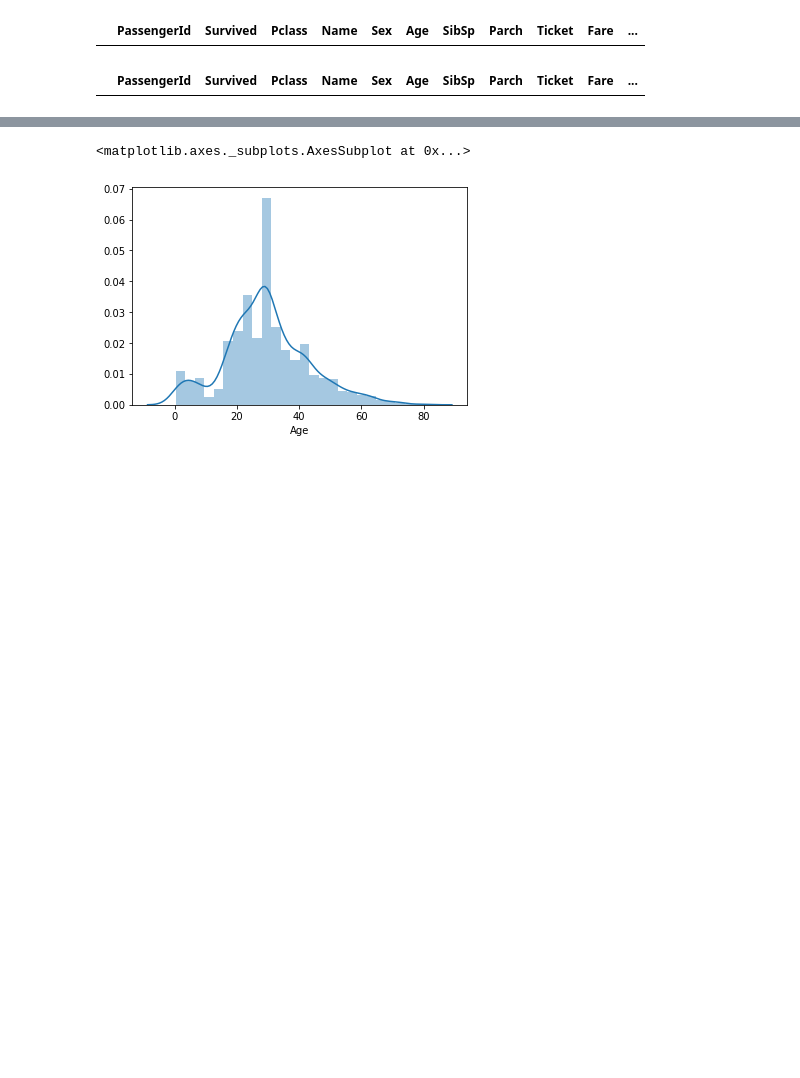
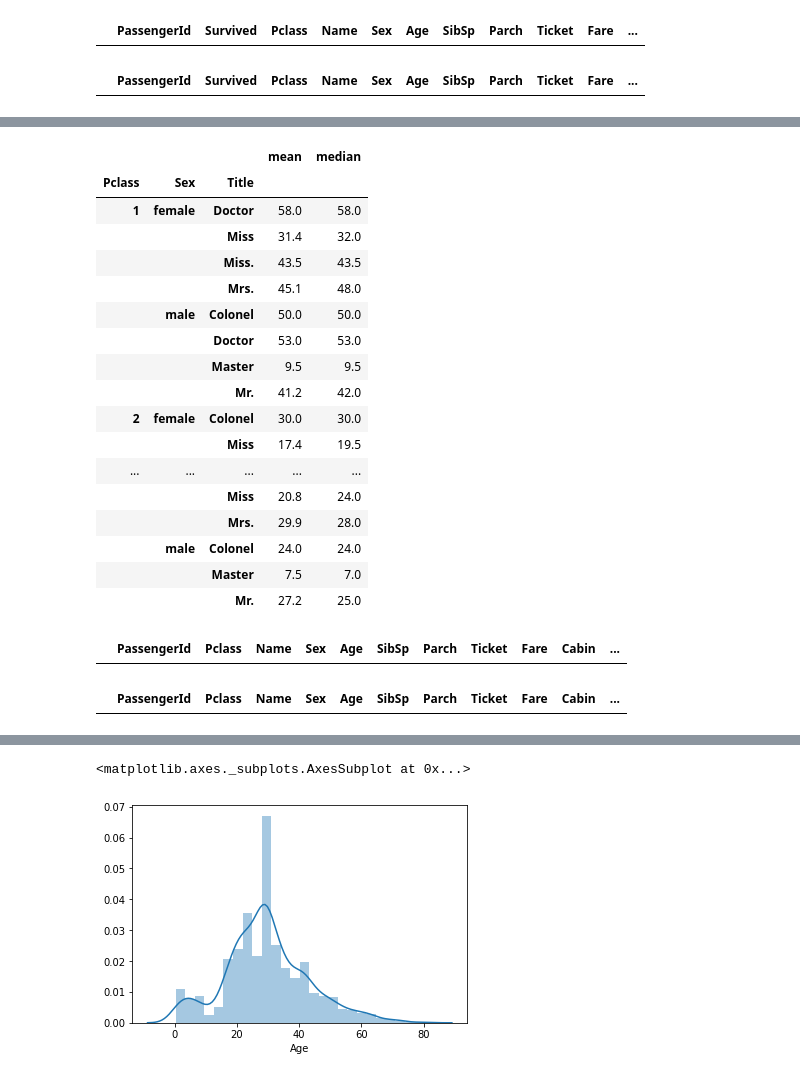
Before and after one commit to anuradhaboche/test, a Jupyter notebook: Titanic.ipynb, the cells around one changed output, grey strips where cells are left out. Saved outputs shown, nothing was run; the diff lists cells and outputs as text; code cells hidden in the pictures; blank space fills up the shorter version.

```diff
--- a/Titanic.ipynb
+++ b/Titanic.ipynb
@@ -49,3 +85,23 @@ dataset.Title.unique()
 dataset[dataset['Title']=='']
 # %% [output]
 |  | PassengerId | Survived | Pclass | Name | Sex | Age | SibSp | Parch | Ticket | Fare | ... |
+# %%
+test['Title']=''
+test.loc[test['Name'].str.contains('Master'), 'Title'] = 'Master'
+test.loc[test['Name'].str.contains('Mr.'), 'Title'] = 'Mr.'
+test.loc[test['Name'].str.contains('Mrs.'), 'Title'] = 'Mrs.'
+test.loc[test['Name'].str.contains('Miss.'), 'Title'] = 'Miss'
+test.loc[test['Name'].str.contains('Dr.'), 'Title'] = 'Doctor'
+test.loc[test['Name'].str.contains('Major'), 'Title'] = 'Major'
+test.loc[test['Name'].str.contains('Col.'), 'Title'] = 'Colonel'
+test.loc[test['Name'].str.contains('Capt.'), 'Title'] = 'Captain'
+test.loc[test['Name'].str.contains('Rev.'), 'Title'] = 'Reverand'
+test.loc[test['Name'].str.contains('Mlle.'), 'Title'] = 'Miss'
+test.loc[test['Name'].str.contains('Mme.'), 'Title'] = 'Miss'
+test.loc[test['Name'].str.contains('Ms.'), 'Title'] = 'Miss'
+test.loc[test['Name'].str.contains('Jonkheer'), 'Title'] = 'Royal'
+test.loc[test['Name'].str.contains('Countess'), 'Title'] = 'Royal'
+test.loc[test['Name'].str.contains('Manuel'), 'Title'] = 'Mr.'
+test.loc[test['Name'].str.contains('Dona.'), 'Title'] = 'Miss'
+test.Title.unique()
+test[test['Title']=='']
@@ -197,3 +293,62 @@ dataset[(dataset['Age_Est']=='')]
+# %%
+test.loc[ (test.Title=="Miss") & (test.Parch!=0) & (test.Age.isna())& (test.Pclass==3),'Age' ]=9
+test.loc[ (test.Title=="Miss") & (test.Parch==0) & (test.Age.isna())& (test.Pclass==1),'Age' ]=33
+test.loc[ (test.Title=="Miss") & (test.Parch==0) & (test.Age.isna())& (test.Pclass==2),'Age' ]=23
+test.loc[ (test.Title=="Miss") & (test.Parch==0) & (test.Age.isna())& (test.Pclass==3),'Age' ]=24
+# test[(test.Title=='Miss') & (test.Title.isna())]
+# %%
+test.groupby(['Pclass','Sex','Title'])['Age'].agg(['mean','median']).round(1)
+# %% [output]
+|  |  |  | mean | median |
+| Pclass | Sex | Title |  |  |
+| 1 | female | Doctor | 58.0 | 58.0 |
+|  |  | Miss | 31.4 | 32.0 |
+|  |  | Miss. | 43.5 | 43.5 |
+|  |  | Mrs. | 45.1 | 48.0 |
+|  | male | Colonel | 50.0 | 50.0 |
+|  |  | Doctor | 53.0 | 53.0 |
+|  |  | Master | 9.5 | 9.5 |
+|  |  | Mr. | 41.2 | 42.0 |
+| 2 | female | Colonel | 30.0 | 30.0 |
+|  |  | Miss | 17.4 | 19.5 |
+| ... | ... | ... | ... | ... |
+|  |  | Miss | 20.8 | 24.0 |
+|  |  | Mrs. | 29.9 | 28.0 |
+|  | male | Colonel | 24.0 | 24.0 |
+|  |  | Master | 7.5 | 7.0 |
+|  |  | Mr. | 27.2 | 25.0 |
+# %%
+test.loc[(test.Age.isna() & (test.Title=='Doctor') & (test.Sex=='female') & (test.Pclass==1)), 'Age']=58
+test.loc[(test.Age.isna() & (test.Title=='Doctor') & (test.Sex=='male') & (test.Pclass==1)), 'Age']=53
+test.loc[(test.Age.isna() & (test.Title=='Mrs.') & (test.Sex=='female') & (test.Pclass==1)), 'Age']=45
+test.loc[(test.Age.isna() & (test.Title=='Mr.') & (test.Sex=='male') & (test.Pclass==1)), 'Age']=41
+test.loc[(test.Age.isna() & (test.Title=='Master') & (test.Sex=='male') & (test.Pclass==1)), 'Age']=9.5
+
+# test.loc[(test.Age.isna() & (test.Title=='Doctor') & (test.Sex=='female') & (test.Pclass==2)), 'Age']=34
+test.loc[(test.Age.isna() & (test.Title=='Doctor') & (test.Sex=='male') & (test.Pclass==2)), 'Age']=23
+test.loc[(test.Age.isna() & (test.Title=='Mrs.') & (test.Sex=='female') & (test.Pclass==2)), 'Age']=33
+test.loc[(test.Age.isna() & (test.Title=='Mr.') & (test.Sex=='male') & (test.Pclass==2)), 'Age']=32
+test.loc[(test.Age.isna() & (test.Title=='Master') & (test.Sex=='male') & (test.Pclass==2)), 'Age']=2
+
+test.loc[(test.Age.isna() & (test.Title=='Doctor') & (test.Sex=='female') & (test.Pclass==3)), 'Age']=23
+# test.loc[(test.Age.isna() & (test.Title=='Doctor') & (test.Sex=='male') & (test.Pclass==3)), 'Age']=33
+test.loc[(test.Age.isna() & (test.Title=='Mrs.') & (test.Sex=='female') & (test.Pclass==3)), 'Age']=30
+test.loc[(test.Age.isna() & (test.Title=='Mr.') & (test.Sex=='male') & (test.Pclass==3)), 'Age']=27
+test.loc[(test.Age.isna() & (test.Title=='Master') & (test.Sex=='male') & (test.Pclass==3)), 'Age']=7.5
+test[test.Age.isna()]
+# %% [output]
+|  | PassengerId | Pclass | Name | Sex | Age | SibSp | Parch | Ticket | Fare | Cabin | ... |
+# %%
+
+test['Age_Est']=''
+test.loc[ (test.Age>0.00) & (test.Age<=12.00), 'Age_Est' ] = 'child'
+test.loc[ (test.Age>12.00) & (test.Age<=19.00), 'Age_Est' ] = 'teen'
+test.loc[ (test.Age>19.00) & (test.Age<=25.00) , 'Age_Est'] = 'young_adult'
+test.loc[ (test.Age>25.00) & (test.Age<=60.00), 'Age_Est' ]= 'adult'
+test.loc[ (test.Age>60.00) & (test.Age<=80.00), 'Age_Est' ]= 'old'
+test[test.Age_Est.isna()]
+# %% [output]
+|  | PassengerId | Pclass | Name | Sex | Age | SibSp | Parch | Ticket | Fare | Cabin | ... |
 # %%
 #15 people were travelling without fare
 dataset[(dataset['Fare']==0)]
```
Also changed, not shown: parts of 33 cells of this notebook.
